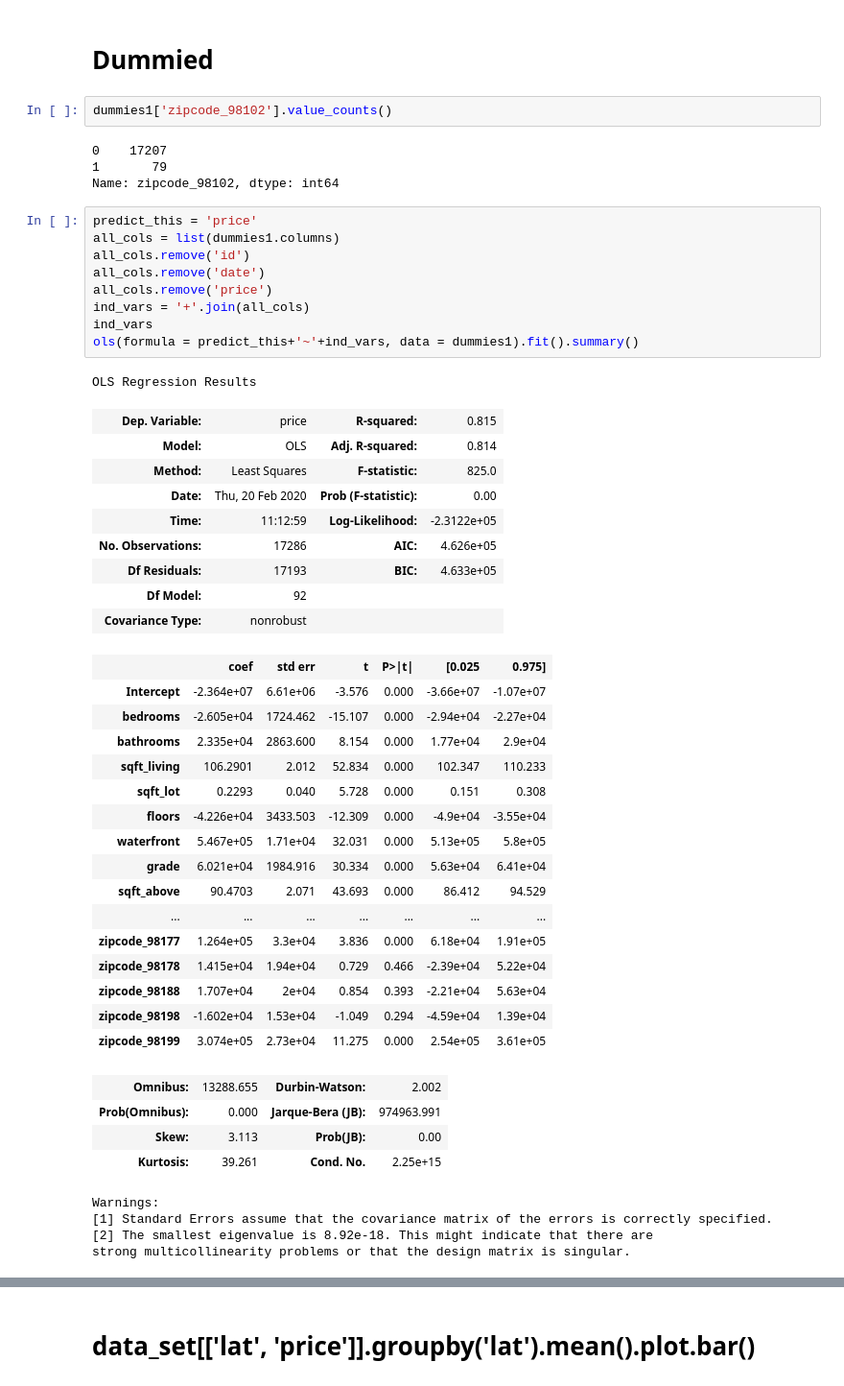
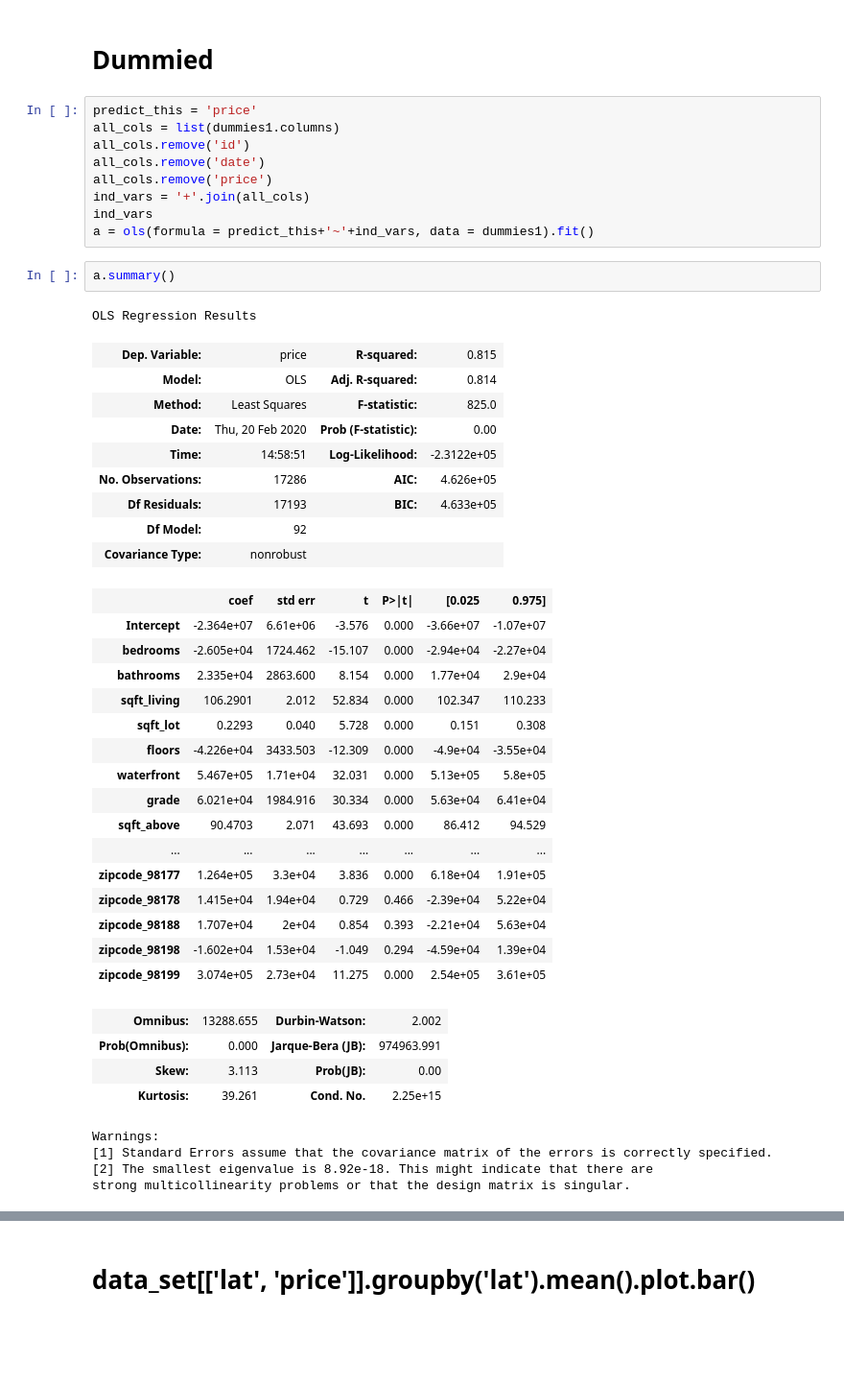
Before and after one commit to GL7526/nyc-mhtn-ds-010620-lectures, a Jupyter notebook: week-6/KC_house_data/KC_Housing_Manipulating.ipynb, the cells around one changed output, grey strips where cells are left out. Shown: that part at 96% size. Cells and saved outputs as stored; diff of their text form; blank space fills up the shorter version.

```diff
--- a/week-6/KC_house_data/KC_Housing_Manipulating.ipynb
+++ b/week-6/KC_house_data/KC_Housing_Manipulating.ipynb
@@ -351,11 +376,5 @@ dummies1.head()
 # %% [markdown]
 # Dummied
-# %%
-dummies1['zipcode_98102'].value_counts()
-# %% [output]
-0    17207
-1       79
-Name: zipcode_98102, dtype: int64
 # %%
 predict_this = 'price'
 all_cols = list(dummies1.columns)
@@ -364,39 +383,41 @@ all_cols.remove('date')
 all_cols.remove('price')
 ind_vars = '+'.join(all_cols)
 ind_vars
-ols(formula = predict_this+'~'+ind_vars, data = dummies1).fit().summary()
+a = ols(formula = predict_this+'~'+ind_vars, data = dummies1).fit()
-# %% [output]
-OLS Regression Results
-| Dep. Variable: | price | R-squared: | 0.815 |
-| Model: | OLS | Adj. R-squared: | 0.814 |
-| Method: | Least Squares | F-statistic: | 825.0 |
-| Date: | Thu, 20 Feb 2020 | Prob (F-statistic): | 0.00 |
-| Time: | 11:12:59 | Log-Likelihood: | -2.3122e+05 |
-| No. Observations: | 17286 | AIC: | 4.626e+05 |
-| Df Residuals: | 17193 | BIC: | 4.633e+05 |
-| Df Model: | 92 |  |  |
-| Covariance Type: | nonrobust |  |  |
-|  | coef | std err | t | P>|t| | [0.025 | 0.975] |
-| Intercept | -2.364e+07 | 6.61e+06 | -3.576 | 0.000 | -3.66e+07 | -1.07e+07 |
-| bedrooms | -2.605e+04 | 1724.462 | -15.107 | 0.000 | -2.94e+04 | -2.27e+04 |
-| bathrooms | 2.335e+04 | 2863.600 | 8.154 | 0.000 | 1.77e+04 | 2.9e+04 |
-| sqft_living | 106.2901 | 2.012 | 52.834 | 0.000 | 102.347 | 110.233 |
-| sqft_lot | 0.2293 | 0.040 | 5.728 | 0.000 | 0.151 | 0.308 |
-| floors | -4.226e+04 | 3433.503 | -12.309 | 0.000 | -4.9e+04 | -3.55e+04 |
-| waterfront | 5.467e+05 | 1.71e+04 | 32.031 | 0.000 | 5.13e+05 | 5.8e+05 |
-| grade | 6.021e+04 | 1984.916 | 30.334 | 0.000 | 5.63e+04 | 6.41e+04 |
-| sqft_above | 90.4703 | 2.071 | 43.693 | 0.000 | 86.412 | 94.529 |
-| ... | ... | ... | ... | ... | ... | ... |
-| zipcode_98177 | 1.264e+05 | 3.3e+04 | 3.836 | 0.000 | 6.18e+04 | 1.91e+05 |
-| zipcode_98178 | 1.415e+04 | 1.94e+04 | 0.729 | 0.466 | -2.39e+04 | 5.22e+04 |
-| zipcode_98188 | 1.707e+04 | 2e+04 | 0.854 | 0.393 | -2.21e+04 | 5.63e+04 |
-| zipcode_98198 | -1.602e+04 | 1.53e+04 | -1.049 | 0.294 | -4.59e+04 | 1.39e+04 |
-| zipcode_98199 | 3.074e+05 | 2.73e+04 | 11.275 | 0.000 | 2.54e+05 | 3.61e+05 |
-| Omnibus: | 13288.655 | Durbin-Watson: | 2.002 |
-| Prob(Omnibus): | 0.000 | Jarque-Bera (JB): | 974963.991 |
-| Skew: | 3.113 | Prob(JB): | 0.00 |
-| Kurtosis: | 39.261 | Cond. No. | 2.25e+15 |
-Warnings:
-[1] Standard Errors assume that the covariance matrix of the errors is correctly specified.
-[2] The smallest eigenvalue is 8.92e-18. This might indicate that there are
-strong multicollinearity problems or that the design matrix is singular.
+# %%
+a.summary()
+# %% [output]
+OLS Regression Results
+| Dep. Variable: | price | R-squared: | 0.815 |
+| Model: | OLS | Adj. R-squared: | 0.814 |
+| Method: | Least Squares | F-statistic: | 825.0 |
+| Date: | Thu, 20 Feb 2020 | Prob (F-statistic): | 0.00 |
+| Time: | 14:58:51 | Log-Likelihood: | -2.3122e+05 |
+| No. Observations: | 17286 | AIC: | 4.626e+05 |
+| Df Residuals: | 17193 | BIC: | 4.633e+05 |
+| Df Model: | 92 |  |  |
+| Covariance Type: | nonrobust |  |  |
+|  | coef | std err | t | P>|t| | [0.025 | 0.975] |
+| Intercept | -2.364e+07 | 6.61e+06 | -3.576 | 0.000 | -3.66e+07 | -1.07e+07 |
+| bedrooms | -2.605e+04 | 1724.462 | -15.107 | 0.000 | -2.94e+04 | -2.27e+04 |
+| bathrooms | 2.335e+04 | 2863.600 | 8.154 | 0.000 | 1.77e+04 | 2.9e+04 |
+| sqft_living | 106.2901 | 2.012 | 52.834 | 0.000 | 102.347 | 110.233 |
+| sqft_lot | 0.2293 | 0.040 | 5.728 | 0.000 | 0.151 | 0.308 |
+| floors | -4.226e+04 | 3433.503 | -12.309 | 0.000 | -4.9e+04 | -3.55e+04 |
+| waterfront | 5.467e+05 | 1.71e+04 | 32.031 | 0.000 | 5.13e+05 | 5.8e+05 |
+| grade | 6.021e+04 | 1984.916 | 30.334 | 0.000 | 5.63e+04 | 6.41e+04 |
+| sqft_above | 90.4703 | 2.071 | 43.693 | 0.000 | 86.412 | 94.529 |
+| ... | ... | ... | ... | ... | ... | ... |
+| zipcode_98177 | 1.264e+05 | 3.3e+04 | 3.836 | 0.000 | 6.18e+04 | 1.91e+05 |
+| zipcode_98178 | 1.415e+04 | 1.94e+04 | 0.729 | 0.466 | -2.39e+04 | 5.22e+04 |
+| zipcode_98188 | 1.707e+04 | 2e+04 | 0.854 | 0.393 | -2.21e+04 | 5.63e+04 |
+| zipcode_98198 | -1.602e+04 | 1.53e+04 | -1.049 | 0.294 | -4.59e+04 | 1.39e+04 |
+| zipcode_98199 | 3.074e+05 | 2.73e+04 | 11.275 | 0.000 | 2.54e+05 | 3.61e+05 |
+| Omnibus: | 13288.655 | Durbin-Watson: | 2.002 |
+| Prob(Omnibus): | 0.000 | Jarque-Bera (JB): | 974963.991 |
+| Skew: | 3.113 | Prob(JB): | 0.00 |
+| Kurtosis: | 39.261 | Cond. No. | 2.25e+15 |
+Warnings:
+[1] Standard Errors assume that the covariance matrix of the errors is correctly specified.
+[2] The smallest eigenvalue is 8.92e-18. This might indicate that there are
+strong multicollinearity problems or that the design matrix is singular.
```
Also changed, not shown: parts of 23 cells of this notebook, 2 other files.
